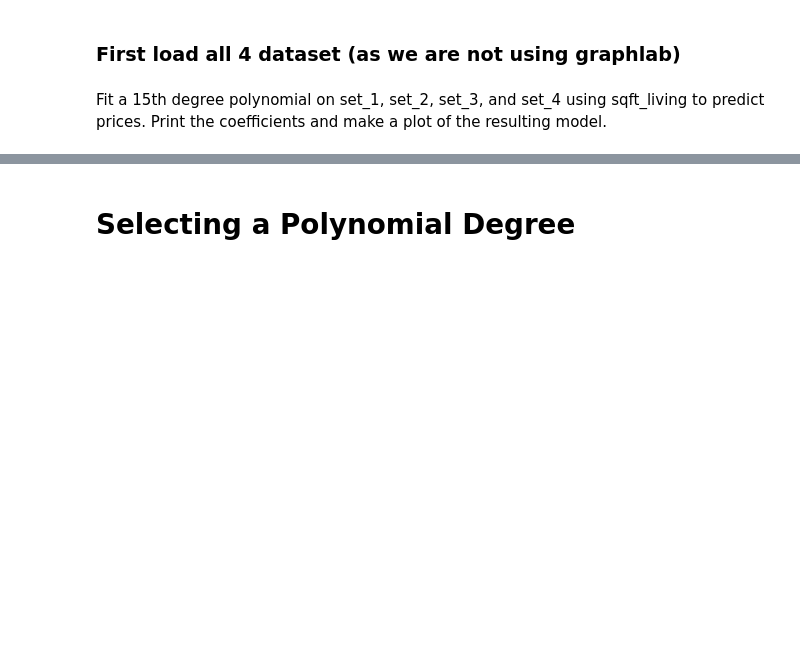
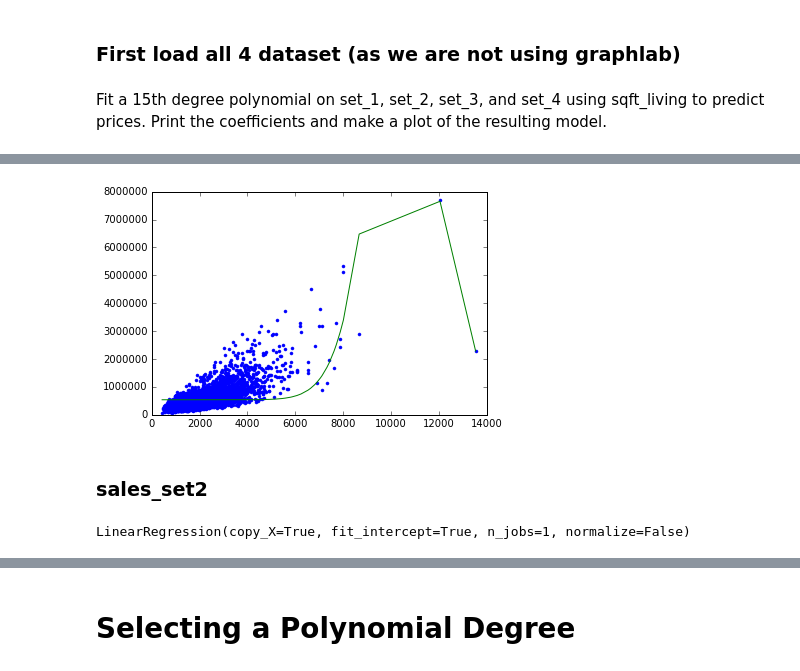
Before and after one commit to ddumet/coursera_machine_learning_pathway_regression, a Jupyter notebook: week-3-polynomial-regression-assignment.ipynb, the cells around one changed output, grey strips where cells are left out. Saved outputs shown, nothing was run; the diff lists cells and outputs as text; code cells hidden in the pictures; blank space fills up the shorter version.

```diff
--- a/week-3-polynomial-regression-assignment.ipynb
+++ b/week-3-polynomial-regression-assignment.ipynb
@@ -246,0 +249,5 @@ Fit a 15th degree polynomial on set_1, set_2, set_3, and set_4 using sqft_living
+# %%
+poly15_set1 = polynomial_dframe(sales_set1[["sqft_living"]], 15)
+# %%
+model15_set1 = LinearRegression()
+model15_set1.fit(poly15_set1,sales_set1["price"])
@@ -246,0 +276,7 @@ Fit a 15th degree polynomial on set_1, set_2, set_3, and set_4 using sqft_living
+# %%
+plt.plot(poly15_set1["power_1"],sales_set1["price"],'.',
+        poly15_set1["power_1"], model15_set1.predict(poly15_set1),'-');
+# %% [output]
+[figure, added]
+# %% [markdown]
+### sales_set2
@@ -246,0 +285,5 @@ Fit a 15th degree polynomial on set_1, set_2, set_3, and set_4 using sqft_living
+# %%
+model15_set2 = LinearRegression()
+model15_set2.fit(poly15_set2,sales_set2["price"])
+# %% [output]
+LinearRegression(copy_X=True, fit_intercept=True, n_jobs=1, normalize=False)
```
Also changed, not shown: parts of 30 cells of this notebook.
